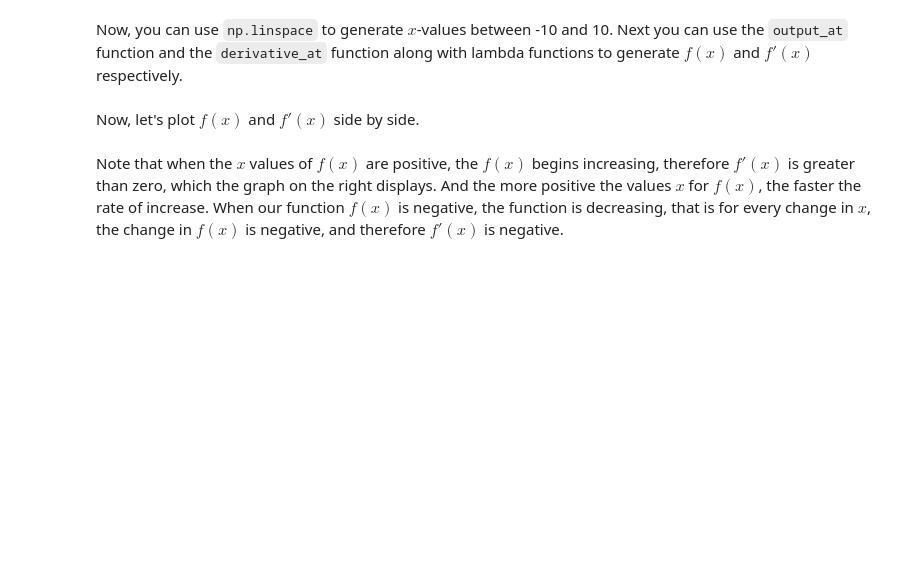
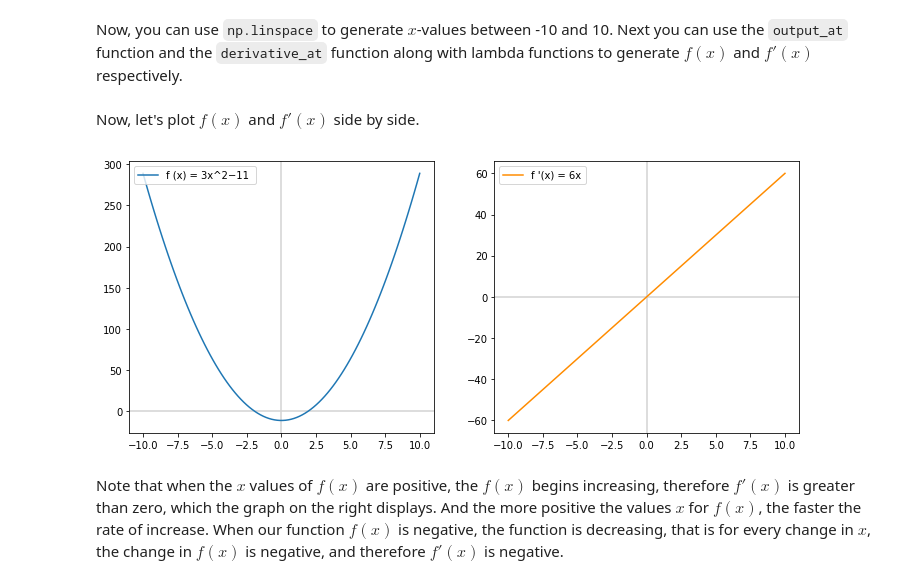
Before and after one commit to learn-co-curriculum/dsc-rules-for-derivatives-lab, a Jupyter notebook: index.ipynb, the cells around one changed output. Drawn from its saved outputs; the diff is of its cells as text; code cells hidden in the pictures; blank space fills up the shorter version.

```diff
--- a/index.ipynb
+++ b/index.ipynb
@@ -37,6 +44,12 @@ array_cubed_1
 def find_term_derivative(term):
     None
 # return something which looks like: np.array([constant, exponent])
+# %%
+# __SOLUTION__
+def find_term_derivative(term):
+    constant = term[0]*term[1]
+    exponent = term[1] - 1
+    return np.array([constant, exponent])
 # %%
 # use find_term_derivative on array_cubed_1
 # array([3, 2])
@@ -137,12 +274,20 @@ ax.legend(loc='upper center', fontsize='large');
 We can also write a function that given a list of terms can plot the derivative across multiple values. After all, the derivative is just a function. For example, when $f(x) = 3x^2 - 11$, the derivative is $f'(x) = 6x$. Recall that we have our function $f(x) = 3x^2 - 11$ saved in `array_squared_1`.
 # %%
 array_squared_1 = None
+# %%
+# __SOLUTION__
+array_squared_1 = np.array([[3, 2], [-11, 0]])
 # %% [markdown]
 Now, you can use `np.linspace` to generate $x$-values between -10 and 10. Next you can use the `output_at` function and the `derivative_at` function along with lambda functions to generate $f(x)$ and $f'(x)$ respectively.
 # %%
 x_values = np.linspace(-10, 10, 100)
 function_values = list(map(lambda x: output_at(array_squared_1, x), x_values))
 derivative_values = list(map(lambda x: derivative_at(array_squared_1, x),x_values))
+# %%
+# __SOLUTION__
+x_values = np.linspace(-10, 10, 100)
+function_values = list(map(lambda x: output_at(array_squared_1, x), x_values))
+derivative_values = list(map(lambda x: derivative_at(array_squared_1, x),x_values))
 # %% [markdown]
 Now, let's plot $f(x)$ and $f'(x)$ side by side.
 # %%
@@ -165,6 +310,29 @@ plt.plot(x_values, derivative_values,color="darkorange", label = "f '(x) = 6x")
 ax.grid(True, which='both')
 
 plt.legend(loc="upper left");
+# %%
+# __SOLUTION__
+fig, ax = plt.subplots(figsize=(12,5))
+
+# plot 1
+plt.subplot(121)
+plt.axhline(y=0, color='lightgrey', )
+plt.axvline(x=0, color='lightgrey')
+plt.plot(x_values, function_values, label = "f (x) = 3x^2−11 ")
+
+plt.legend(loc="upper left", bbox_to_anchor=[0, 1], ncol=2, fancybox=True)
+
+# plot 2
+plt.subplot(122)
+plt.axhline(y=0, color='lightgrey')
+plt.axvline(x=0, color='lightgrey')
+plt.plot(x_values, derivative_values,color="darkorange", label = "f '(x) = 6x")
+
+ax.grid(True, which='both')
+
+plt.legend(loc="upper left");
+# %% [output]
+[figure, added]
 # %% [markdown]
 Note that when the $x$ values of $f(x)$ are positive, the $f(x)$ begins increasing, therefore $f'(x)$ is greater than zero, which the graph on the right displays.  And the more positive the values $x$ for $f(x)$, the faster the rate of increase.  When our function $f(x)$ is negative, the function is decreasing, that is for every change in $x$, the change in $f(x)$ is negative, and therefore $f'(x)$ is negative.
 # %% [markdown]
```
Also changed, not shown: parts of 13 cells of this notebook, 3 other files.
